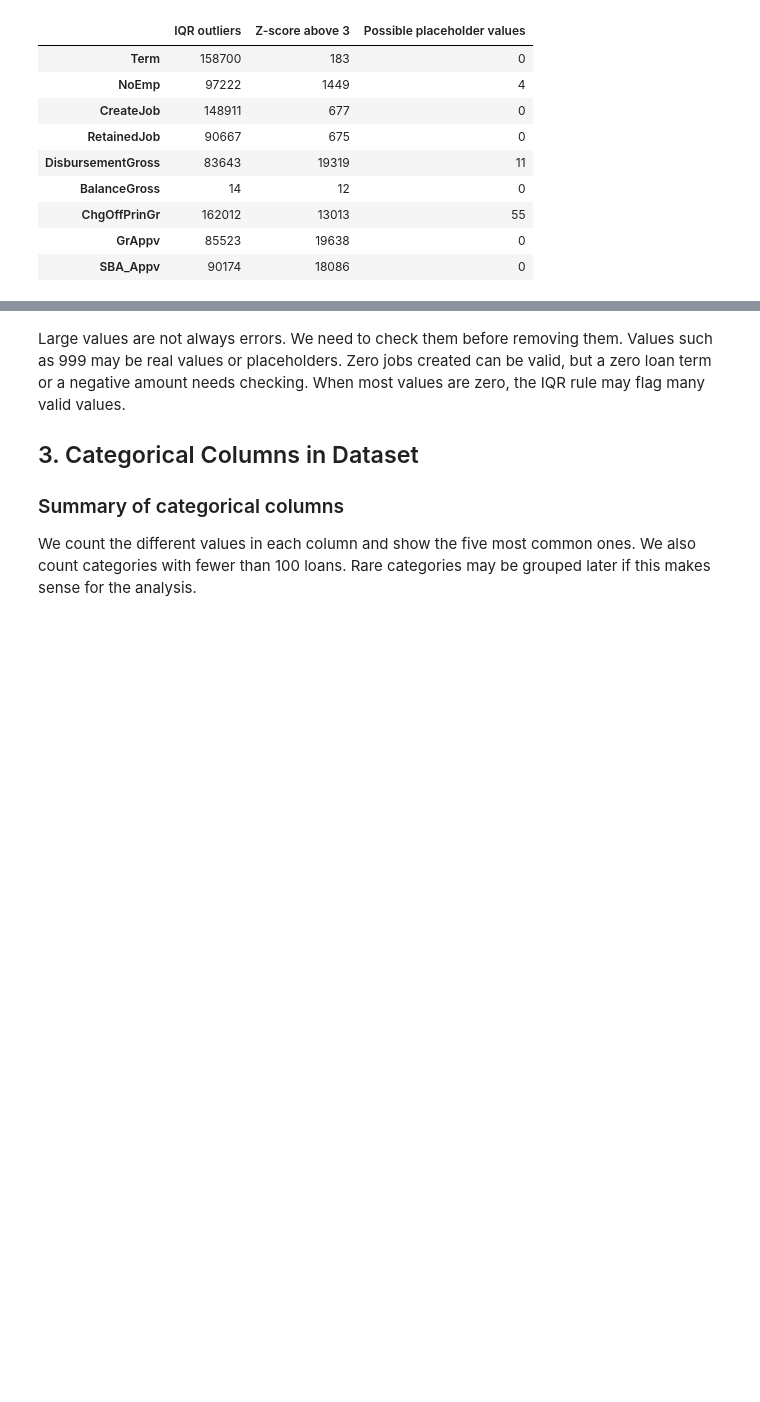
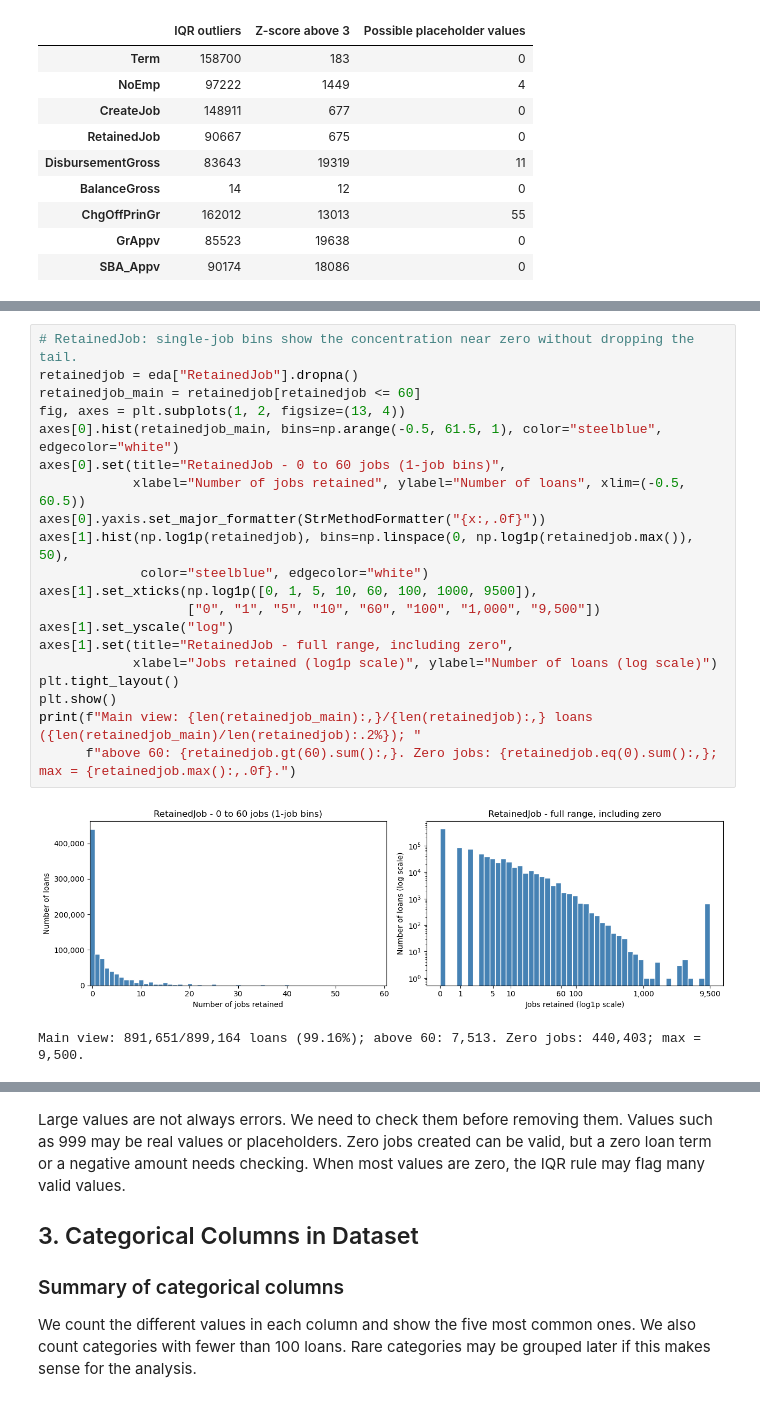
Before and after one commit to NgThanhDat-ne/UongMilo-LoanOrNot, a Jupyter notebook: notebooks/01_collection_exploration.ipynb, the cells around one changed output, grey strips where cells are left out. Drawn from its saved outputs; the diff is of its cells as text; blank space fills up the shorter version.

```diff
--- a/notebooks/01_collection_exploration.ipynb
+++ b/notebooks/01_collection_exploration.ipynb
@@ -289,0 +354,23 @@ plt.show()
+# %%
+# RetainedJob: single-job bins show the concentration near zero without dropping the tail.
+retainedjob = eda["RetainedJob"].dropna()
+retainedjob_main = retainedjob[retainedjob <= 60]
+fig, axes = plt.subplots(1, 2, figsize=(13, 4))
+axes[0].hist(retainedjob_main, bins=np.arange(-0.5, 61.5, 1), color="steelblue", edgecolor="white")
+axes[0].set(title="RetainedJob - 0 to 60 jobs (1-job bins)",
+            xlabel="Number of jobs retained", ylabel="Number of loans", xlim=(-0.5, 60.5))
+axes[0].yaxis.set_major_formatter(StrMethodFormatter("{x:,.0f}"))
+axes[1].hist(np.log1p(retainedjob), bins=np.linspace(0, np.log1p(retainedjob.max()), 50),
+             color="steelblue", edgecolor="white")
+axes[1].set_xticks(np.log1p([0, 1, 5, 10, 60, 100, 1000, 9500]),
+                   ["0", "1", "5", "10", "60", "100", "1,000", "9,500"])
+axes[1].set_yscale("log")
+axes[1].set(title="RetainedJob - full range, including zero",
+            xlabel="Jobs retained (log1p scale)", ylabel="Number of loans (log scale)")
+plt.tight_layout()
+plt.show()
+print(f"Main view: {len(retainedjob_main):,}/{len(retainedjob):,} loans ({len(retainedjob_main)/len(retainedjob):.2%}); "
+      f"above 60: {retainedjob.gt(60).sum():,}. Zero jobs: {retainedjob.eq(0).sum():,}; max = {retainedjob.max():,.0f}.")
+# %% [output]
+[figure, added]
+Main view: 891,651/899,164 loans (99.16%); above 60: 7,513. Zero jobs: 440,403; max = 9,500.
```
Also changed, not shown: parts of 10 cells of this notebook, 1 other file.
